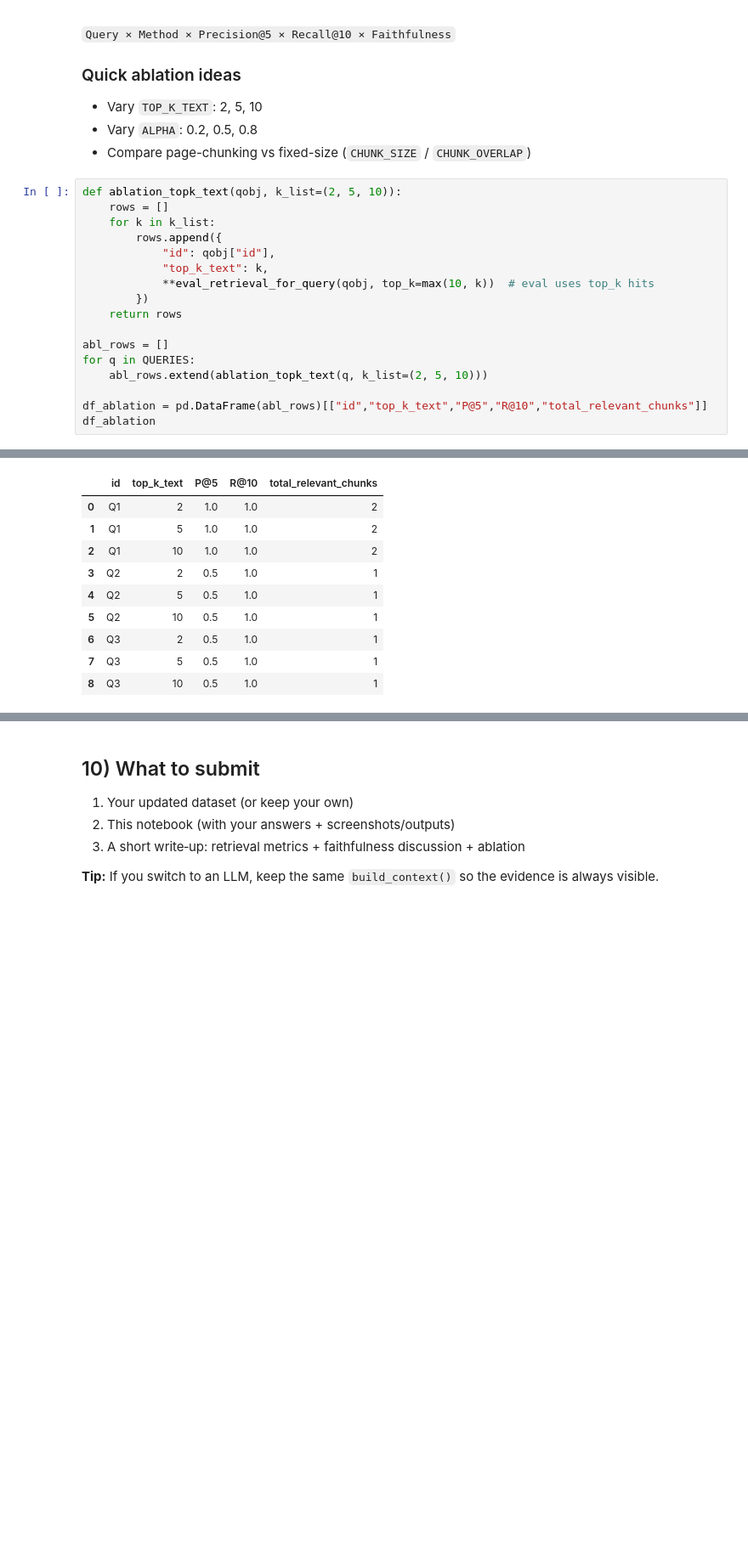
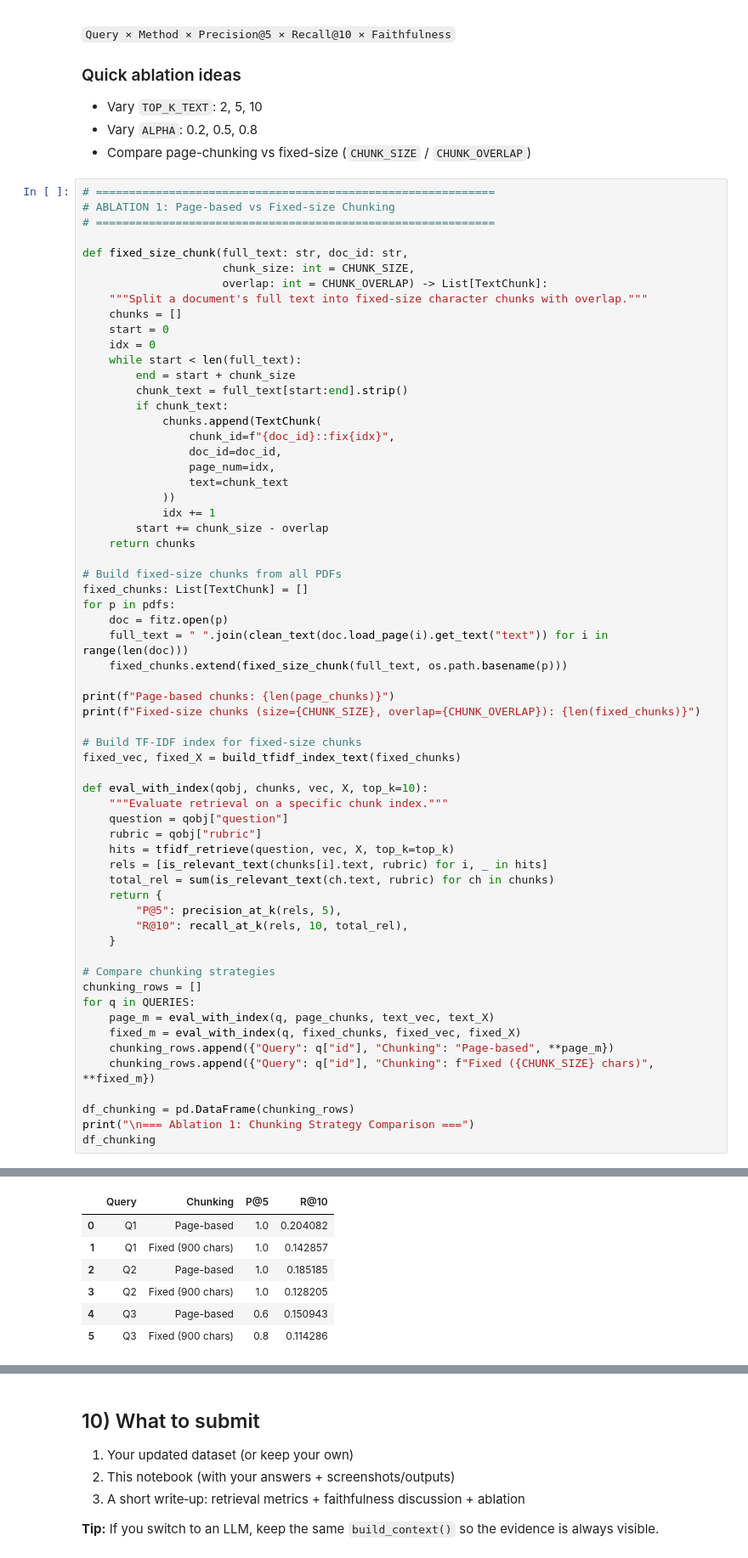
Before and after one commit to EXC3ll3NTrhyTHM/BigDataAnalytics, a Jupyter notebook: Week 3/CS5542_Lab3.ipynb, the cells around one changed output, grey strips where cells are left out. Shown at 85% size. Drawn from its saved outputs; the diff is of its cells as text; blank space fills up the shorter version.

Commit message:
Update notebook to use my data

```diff
--- a/Week 3/CS5542_Lab3.ipynb
+++ b/Week 3/CS5542_Lab3.ipynb
@@ -674,20 +690,65 @@ You must compare **at least**:
 - Vary `ALPHA`: 0.2, 0.5, 0.8
 - Compare page-chunking vs fixed-size (`CHUNK_SIZE` / `CHUNK_OVERLAP`)
 # %%
-def ablation_topk_text(qobj, k_list=(2, 5, 10)):
-    rows = []
-    for k in k_list:
-        rows.append({
-            "id": qobj["id"],
-            "top_k_text": k,
-            **eval_retrieval_for_query(qobj, top_k=max(10, k))  # eval uses top_k hits
-        })
-    return rows
+# ============================================================
+# ABLATION 1: Page-based vs Fixed-size Chunking
+# ============================================================
 
-abl_rows = []
+def fixed_size_chunk(full_text: str, doc_id: str,
+                     chunk_size: int = CHUNK_SIZE,
+                     overlap: int = CHUNK_OVERLAP) -> List[TextChunk]:
+    """Split a document's full text into fixed-size character chunks with overlap."""
+    chunks = []
+    start = 0
+    idx = 0
+    while start < len(full_text):
+        end = start + chunk_size
+        chunk_text = full_text[start:end].strip()
+        if chunk_text:
+            chunks.append(TextChunk(
+                chunk_id=f"{doc_id}::fix{idx}",
+                doc_id=doc_id,
+                page_num=idx,
+                text=chunk_text
+            ))
+            idx += 1
+        start += chunk_size - overlap
+    return chunks
+
+# Build fixed-size chunks from all PDFs
+fixed_chunks: List[TextChunk] = []
+for p in pdfs:
+    doc = fitz.open(p)
+    full_text = " ".join(clean_text(doc.load_page(i).get_text("text")) for i in range(len(doc)))
+    fixed_chunks.extend(fixed_size_chunk(full_text, os.path.basename(p)))
+
+print(f"Page-based chunks: {len(page_chunks)}")
+print(f"Fixed-size chunks (size={CHUNK_SIZE}, overlap={CHUNK_OVERLAP}): {len(fixed_chunks)}")
+
+# Build TF-IDF index for fixed-size chunks
+fixed_vec, fixed_X = build_tfidf_index_text(fixed_chunks)
+
+def eval_with_index(qobj, chunks, vec, X, top_k=10):
+    """Evaluate retrieval on a specific chunk index."""
+    question = qobj["question"]
+    rubric = qobj["rubric"]
+    hits = tfidf_retrieve(question, vec, X, top_k=top_k)
+    rels = [is_relevant_text(chunks[i].text, rubric) for i, _ in hits]
+    total_rel = sum(is_relevant_text(ch.text, rubric) for ch in chunks)
+    return {
+        "P@5": precision_at_k(rels, 5),
+        "R@10": recall_at_k(rels, 10, total_rel),
+    }
+
+# Compare chunking strategies
+chunking_rows = []
 for q in QUERIES:
-    abl_rows.extend(ablation_topk_text(q, k_list=(2, 5, 10)))
+    page_m = eval_with_index(q, page_chunks, text_vec, text_X)
+    fixed_m = eval_with_index(q, fixed_chunks, fixed_vec, fixed_X)
+    chunking_rows.append({"Query": q["id"], "Chunking": "Page-based", **page_m})
+    chunking_rows.append({"Query": q["id"], "Chunking": f"Fixed ({CHUNK_SIZE} chars)", **fixed_m})
 
-df_ablation = pd.DataFrame(abl_rows)[["id","top_k_text","P@5","R@10","total_relevant_chunks"]]
-df_ablation
+df_chunking = pd.DataFrame(chunking_rows)
+print("\n=== Ablation 1: Chunking Strategy Comparison ===")
+df_chunking
 # %% [output]
@@ -694,10 +759,7 @@ df_ablation
-|  | id | top_k_text | P@5 | R@10 | total_relevant_chunks |
-| 0 | Q1 | 2 | 1.0 | 1.0 | 2 |
-| 1 | Q1 | 5 | 1.0 | 1.0 | 2 |
-| 2 | Q1 | 10 | 1.0 | 1.0 | 2 |
-| 3 | Q2 | 2 | 0.5 | 1.0 | 1 |
-| 4 | Q2 | 5 | 0.5 | 1.0 | 1 |
-| 5 | Q2 | 10 | 0.5 | 1.0 | 1 |
-| 6 | Q3 | 2 | 0.5 | 1.0 | 1 |
-| 7 | Q3 | 5 | 0.5 | 1.0 | 1 |
-| 8 | Q3 | 10 | 0.5 | 1.0 | 1 |
+|  | Query | Chunking | P@5 | R@10 |
+| 0 | Q1 | Page-based | 1.0 | 0.204082 |
+| 1 | Q1 | Fixed (900 chars) | 1.0 | 0.142857 |
+| 2 | Q2 | Page-based | 1.0 | 0.185185 |
+| 3 | Q2 | Fixed (900 chars) | 1.0 | 0.128205 |
+| 4 | Q3 | Page-based | 0.6 | 0.150943 |
+| 5 | Q3 | Fixed (900 chars) | 0.8 | 0.114286 |
```
Also changed, not shown: parts of 10 cells of this notebook.
